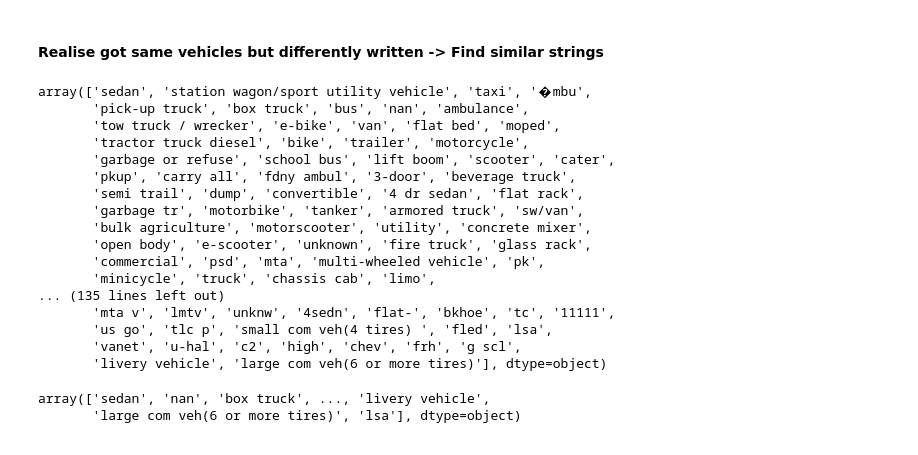
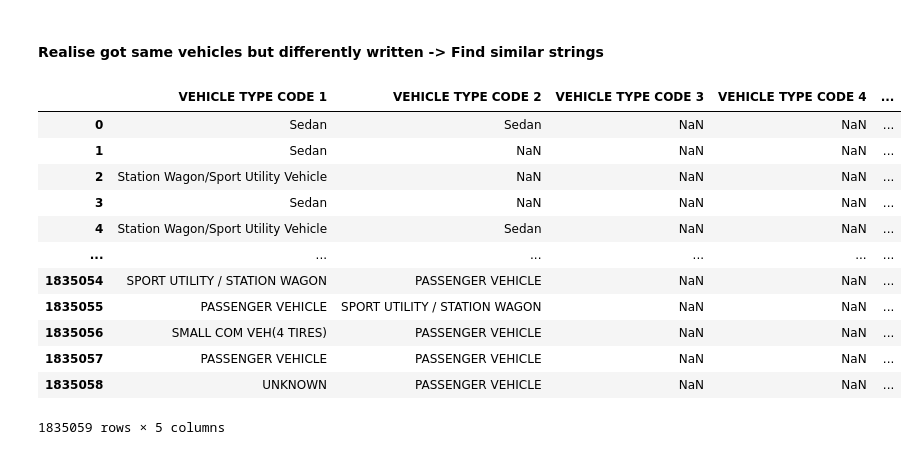
Before and after one commit to mengtinggg/Motor-Vehicle-Collisions-in-New-York-City, a Jupyter notebook: VA EDA.ipynb, the cells around one changed output. Saved outputs shown, nothing was run; the diff lists cells and outputs as text; code cells hidden in the pictures.

```diff
--- a/VA EDA.ipynb
+++ b/VA EDA.ipynb
@@ -98,5 +101,5 @@ sns.heatmap(df.corr(), annot = True, cmap = 'coolwarm')
 # %% [markdown]
 #### Lower strings
 # %%
-df = df.apply(lambda x: x.astype(str).str.lower())
-df.head()
+# df = df.apply(lambda x: x.astype(str).str.lower())
+# df.head()
@@ -111,29 +106,19 @@ df.head()
 # %% [markdown]
 #### Realise got same vehicles but differently written -> Find similar strings
 # %%
-v1 = df["VEHICLE TYPE CODE 1"].unique()
-v1
+vehicles = df.loc[:, "VEHICLE TYPE CODE 1":"VEHICLE TYPE CODE 5"]
+vehicles
 # %% [output]
+|  | VEHICLE TYPE CODE 1 | VEHICLE TYPE CODE 2 | VEHICLE TYPE CODE 3 | VEHICLE TYPE CODE 4 | ... |
+| 0 | Sedan | Sedan | NaN | NaN | ... |
+| 1 | Sedan | NaN | NaN | NaN | ... |
+| 2 | Station Wagon/Sport Utility Vehicle | NaN | NaN | NaN | ... |
+| 3 | Sedan | NaN | NaN | NaN | ... |
+| 4 | Station Wagon/Sport Utility Vehicle | Sedan | NaN | NaN | ... |
+| ... | ... | ... | ... | ... | ... |
+| 1835054 | SPORT UTILITY / STATION WAGON | PASSENGER VEHICLE | NaN | NaN | ... |
+| 1835055 | PASSENGER VEHICLE | SPORT UTILITY / STATION WAGON | NaN | NaN | ... |
+| 1835056 | SMALL COM VEH(4 TIRES) | PASSENGER VEHICLE | NaN | NaN | ... |
+| 1835057 | PASSENGER VEHICLE | PASSENGER VEHICLE | NaN | NaN | ... |
+| 1835058 | UNKNOWN | PASSENGER VEHICLE | NaN | NaN | ... |
-array(['sedan', 'station wagon/sport utility vehicle', 'taxi', '�mbu',
-       'pick-up truck', 'box truck', 'bus', 'nan', 'ambulance',
-       'tow truck / wrecker', 'e-bike', 'van', 'flat bed', 'moped',
-       'tractor truck diesel', 'bike', 'trailer', 'motorcycle',
-       'garbage or refuse', 'school bus', 'lift boom', 'scooter', 'cater',
-       'pkup', 'carry all', 'fdny ambul', '3-door', 'beverage truck',
-       'semi trail', 'dump', 'convertible', '4 dr sedan', 'flat rack',
-       'garbage tr', 'motorbike', 'tanker', 'armored truck', 'sw/van',
-       'bulk agriculture', 'motorscooter', 'utility', 'concrete mixer',
-       'open body', 'e-scooter', 'unknown', 'fire truck', 'glass rack',
-       'commercial', 'psd', 'mta', 'multi-wheeled vehicle', 'pk',
-       'minicycle', 'truck', 'chassis cab', 'limo',
-... (135 lines left out)
-       'mta v', 'lmtv', 'unknw', '4sedn', 'flat-', 'bkhoe', 'tc', '11111',
-       'us go', 'tlc p', 'small com veh(4 tires) ', 'fled', 'lsa',
-       'vanet', 'u-hal', 'c2', 'high', 'chev', 'frh', 'g scl',
-       'livery vehicle', 'large com veh(6 or more tires)'], dtype=object)
+1835059 rows × 5 columns
-# %%
-v2 = df["VEHICLE TYPE CODE 2"].unique()
-v2
-# %% [output]
-array(['sedan', 'nan', 'box truck', ..., 'livery vehicle',
-       'large com veh(6 or more tires)', 'lsa'], dtype=object)
```
Also changed, not shown: parts of 11 cells of this notebook.
